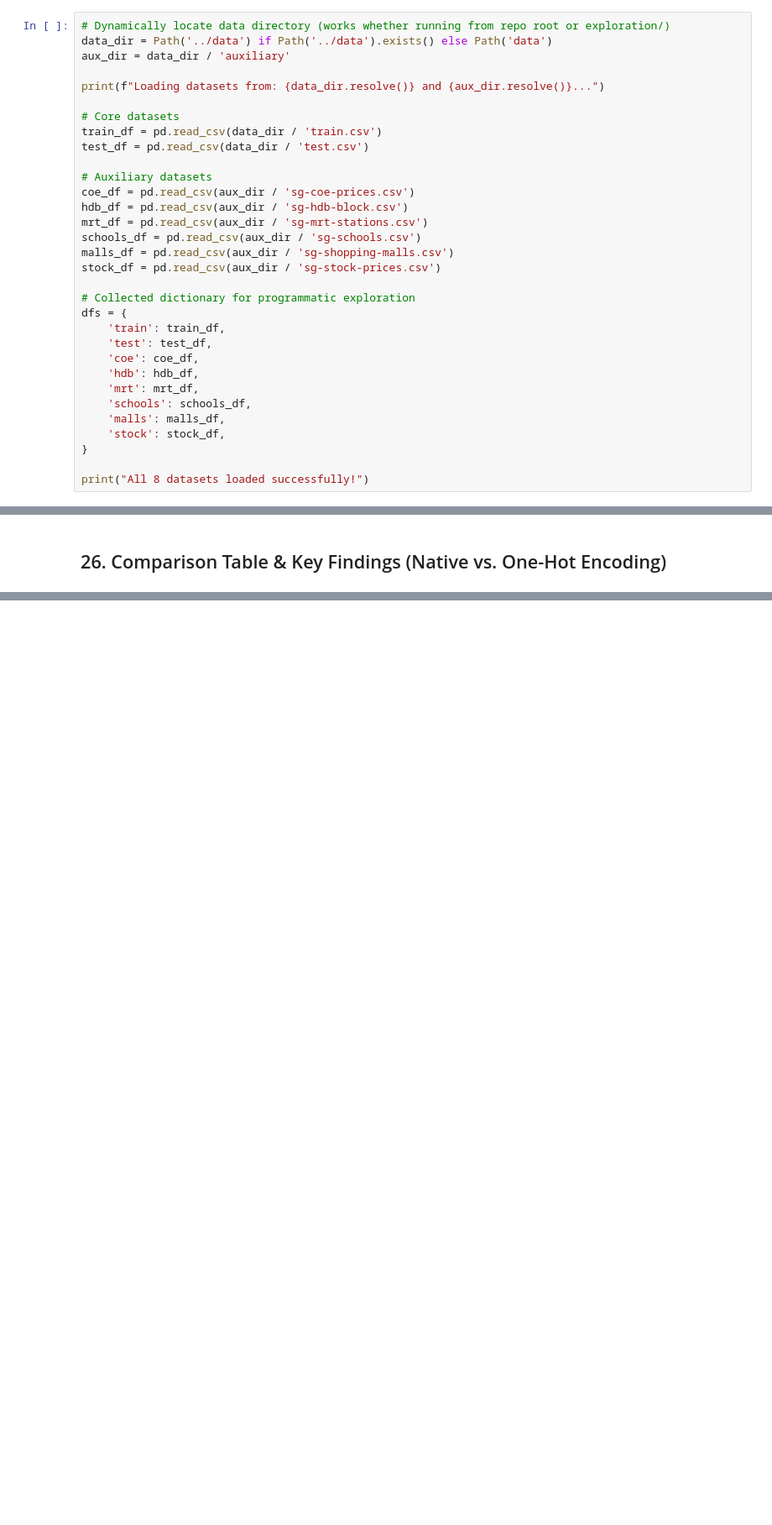
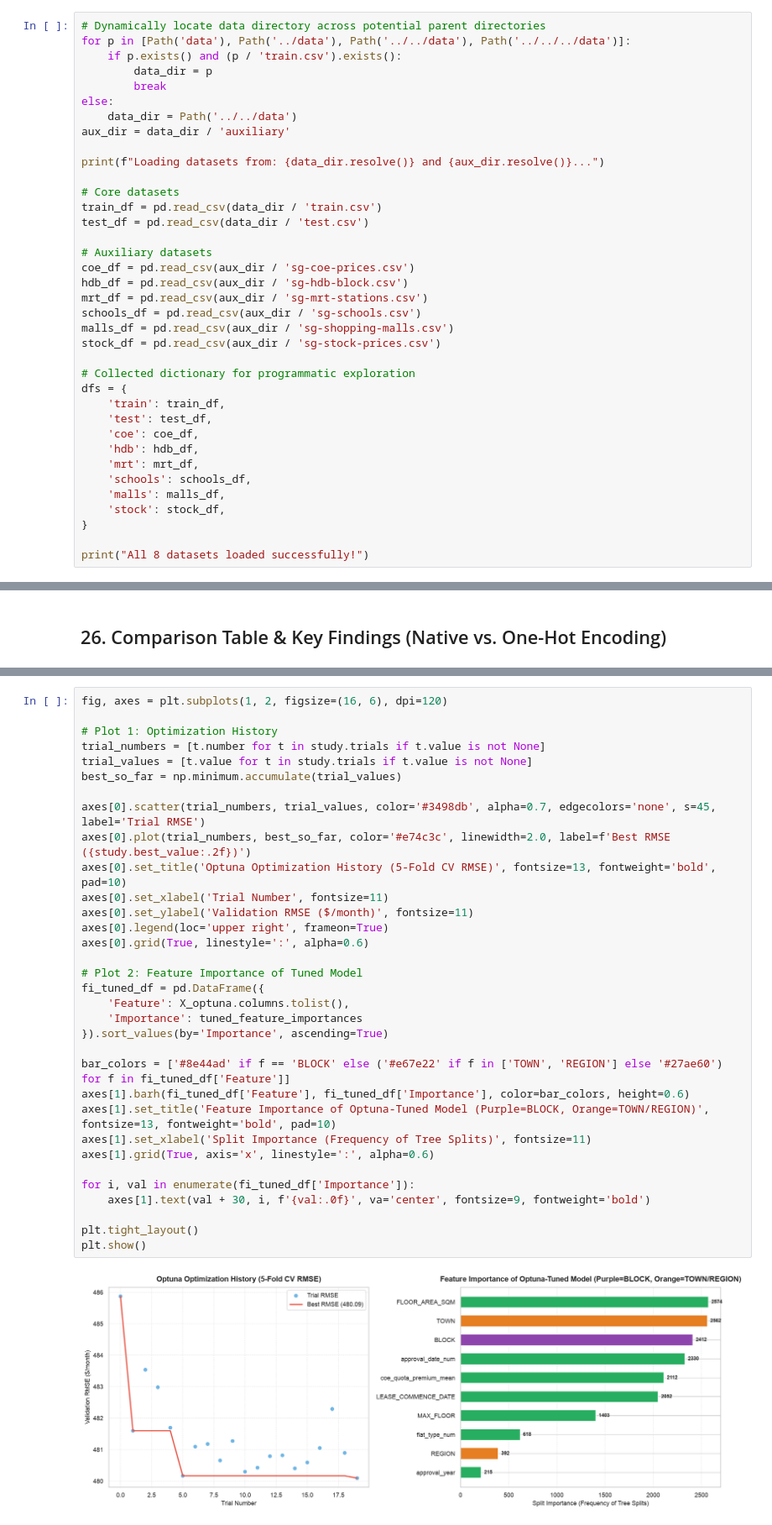
Before and after one commit to MeTuL10/KDDM-project, a Jupyter notebook: exploration/metul/feature_relations.ipynb, the cells around one changed output, grey strips where cells are left out. Shown at 84% size. Drawn from its saved outputs; the diff is of its cells as text; blank space fills up the shorter version.

```diff
--- a/exploration/metul/feature_relations.ipynb
+++ b/exploration/metul/feature_relations.ipynb
@@ -37,8 +37,13 @@ We read all 8 datasets provided for this project:
 - **`sg-shopping-malls.csv`**: Singapore shopping malls and coordinates.
 - **`sg-stock-prices.csv`**: Singapore stock price history and daily trading volume.
 # %%
-# Dynamically locate data directory (works whether running from repo root or exploration/)
-data_dir = Path('../data') if Path('../data').exists() else Path('data')
+# Dynamically locate data directory across potential parent directories
+for p in [Path('data'), Path('../data'), Path('../../data'), Path('../../../data')]:
+    if p.exists() and (p / 'train.csv').exists():
+        data_dir = p
+        break
+else:
+    data_dir = Path('../../data')
 aux_dir = data_dir / 'auxiliary'
 
 print(f"Loading datasets from: {data_dir.resolve()} and {aux_dir.resolve()}...")
@@ -1332,0 +1560,35 @@ HEAD-TO-HEAD BENCHMARK: LIGHTGBM NATIVE ENCODING vs. ONE-HOT ENCODING
+# %%
+fig, axes = plt.subplots(1, 2, figsize=(16, 6), dpi=120)
+
+# Plot 1: Optimization History
+trial_numbers = [t.number for t in study.trials if t.value is not None]
+trial_values = [t.value for t in study.trials if t.value is not None]
+best_so_far = np.minimum.accumulate(trial_values)
+
+axes[0].scatter(trial_numbers, trial_values, color='#3498db', alpha=0.7, edgecolors='none', s=45, label='Trial RMSE')
+axes[0].plot(trial_numbers, best_so_far, color='#e74c3c', linewidth=2.0, label=f'Best RMSE ({study.best_value:.2f})')
+axes[0].set_title('Optuna Optimization History (5-Fold CV RMSE)', fontsize=13, fontweight='bold', pad=10)
+axes[0].set_xlabel('Trial Number', fontsize=11)
+axes[0].set_ylabel('Validation RMSE ($/month)', fontsize=11)
+axes[0].legend(loc='upper right', frameon=True)
+axes[0].grid(True, linestyle=':', alpha=0.6)
+
+# Plot 2: Feature Importance of Tuned Model
+fi_tuned_df = pd.DataFrame({
+    'Feature': X_optuna.columns.tolist(),
+    'Importance': tuned_feature_importances
+}).sort_values(by='Importance', ascending=True)
+
+bar_colors = ['#8e44ad' if f == 'BLOCK' else ('#e67e22' if f in ['TOWN', 'REGION'] else '#27ae60') for f in fi_tuned_df['Feature']]
+axes[1].barh(fi_tuned_df['Feature'], fi_tuned_df['Importance'], color=bar_colors, height=0.6)
+axes[1].set_title('Feature Importance of Optuna-Tuned Model (Purple=BLOCK, Orange=TOWN/REGION)', fontsize=13, fontweight='bold', pad=10)
+axes[1].set_xlabel('Split Importance (Frequency of Tree Splits)', fontsize=11)
+axes[1].grid(True, axis='x', linestyle=':', alpha=0.6)
+
+for i, val in enumerate(fi_tuned_df['Importance']):
+    axes[1].text(val + 30, i, f'{val:.0f}', va='center', fontsize=9, fontweight='bold')
+
+plt.tight_layout()
+plt.show()
+# %% [output]
+[figure, added]
```
Also changed, not shown: parts of 19 cells of this notebook.
